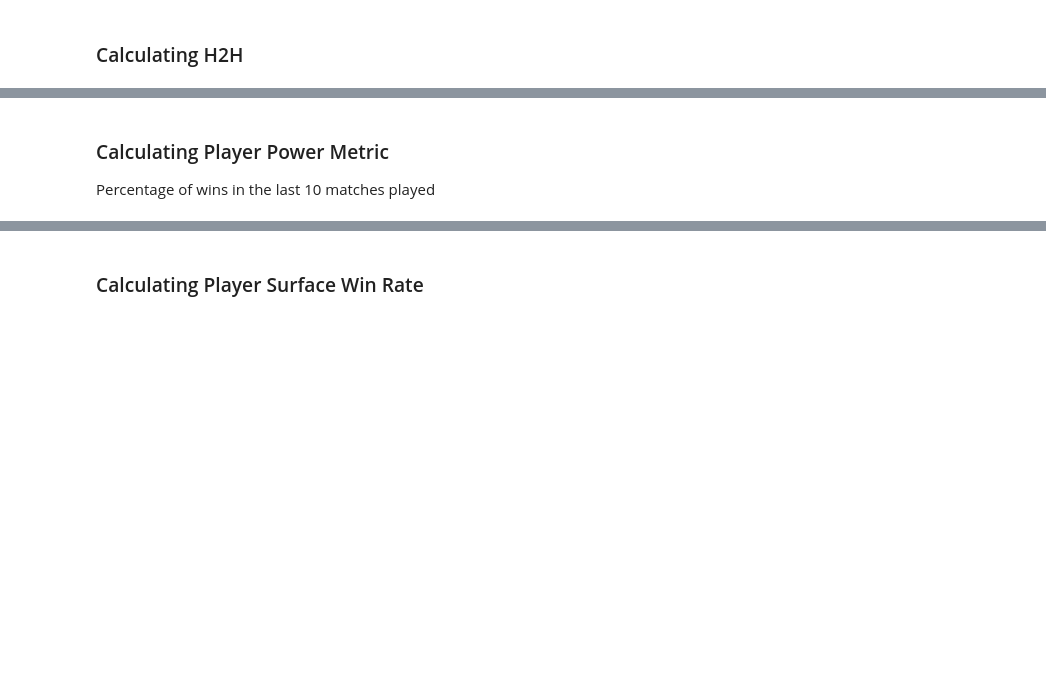
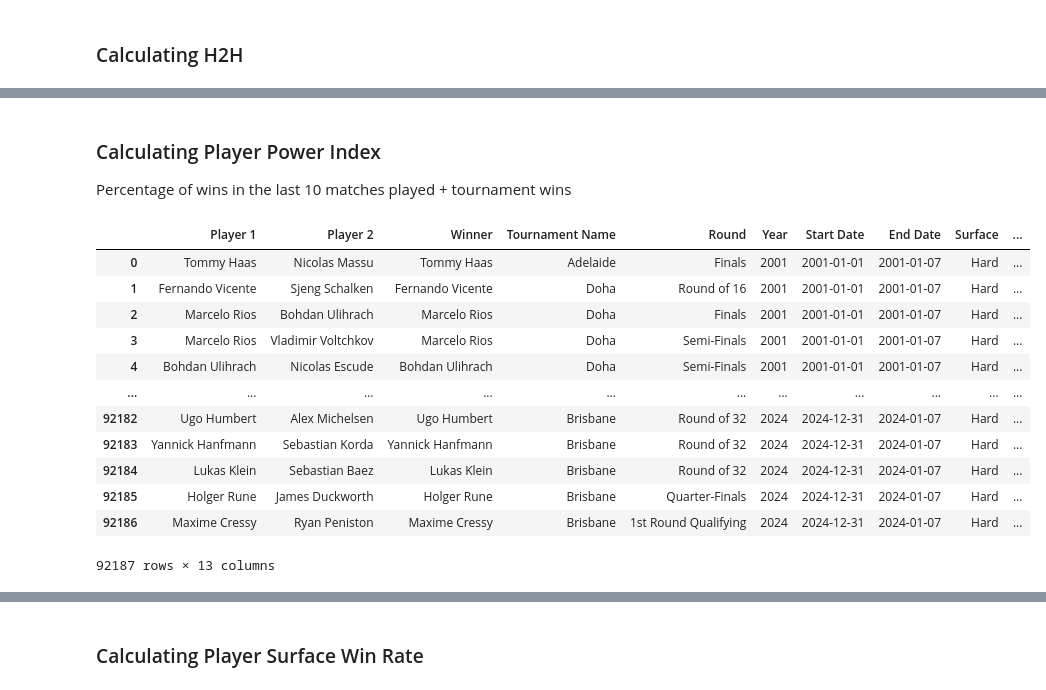
Before and after one commit to AmanPatel117/Tennis-Analytics-Project, a Jupyter notebook: Notebooks/feature_engineering.ipynb, the cells around one changed output, grey strips where cells are left out. Saved outputs shown, nothing was run; the diff lists cells and outputs as text; code cells hidden in the pictures; blank space fills up the shorter version.

Commit message:
Vectorized power index computation

```diff
--- a/Notebooks/feature_engineering.ipynb
+++ b/Notebooks/feature_engineering.ipynb
@@ -36,5 +36,6 @@ matches_df
 # %% [markdown]
 A little bit of data engineering to bring in Dates to players_df, makes it easier for feature engineering
 # %%
-dates_df = tournaments_df[['Start Date','End Date']] # TODO: add in surface
+dates_df = tournaments_df[['Start Date','End Date', 'Surface']]
 matches_df = pd.merge(left = matches_df, right = dates_df, left_on = ['Tournament Name', 'Year'], right_on = ['Name', 'Year']).drop_duplicates()
+matches_df
@@ -81,5 +111,67 @@ matches_df
 # %% [markdown]
-### Calculating Player Power Metric
-Percentage of wins in the last 10 matches played
+### Calculating Player Power Index
+Percentage of wins in the last 10 matches played + tournament wins
+# %%
+# --- Vectorized "previous 10 wins before this match" for each player ---
+# TODO: check accuracy and also include tournament matches and convert to proportion
+
+# 0) Copy, ensure datetime, sort by time
+matches_df = matches_df.copy()
+matches_df['Start Date'] = pd.to_datetime(matches_df['Start Date'])
+matches_df = matches_df.sort_values(['Start Date']).reset_index(drop=True)
+
+# 1) Stable id to merge back later
+matches_df['match_id'] = np.arange(len(matches_df), dtype=np.int64)
+
+# 2) Long form: one row per (match, player)
+p1 = matches_df.rename(columns={'Player 1': 'player'})[['match_id','player','Winner','Start Date']].assign(
+    is_win=lambda d: (d['Winner'] == d['player']).astype('int8'),
+    side='P1'
+)
+p2 = matches_df.rename(columns={'Player 2': 'player'})[['match_id','player','Winner','Start Date']].assign(
+    is_win=lambda d: (d['Winner'] == d['player']).astype('int8'),
+    side='P2'
+)
+long = pd.concat([p1, p2], ignore_index=True)
+
+# 3) Sort within player, reset index (important for clean assignment)
+long = long.sort_values(['player', 'Start Date', 'match_id']).reset_index(drop=True)
+
+# 4) Rolling wins over the PREVIOUS 10 matches (exclude current via shift)
+prev = (
+    long.groupby('player', sort=False, group_keys=False)
+        .apply(lambda g: g['is_win'].shift(1).rolling(window=10, min_periods=1).sum())
+)
+
+long['prev10_wins'] = prev.fillna(0).astype('int16')
+
+# 5) Map back to wide format
+p1_prev = long.loc[long['side'] == 'P1', ['match_id', 'prev10_wins']] \
+              .rename(columns={'prev10_wins': 'P1 Last 10 Matches'})
+p2_prev = long.loc[long['side'] == 'P2', ['match_id', 'prev10_wins']] \
+              .rename(columns={'prev10_wins': 'P2 Last 10 Matches'})
+
+matches_df = (matches_df
+              .merge(p1_prev, on='match_id', how='left')
+              .merge(p2_prev, on='match_id', how='left')
+              .drop(columns=['match_id']))
+
+# -> matches_df now includes:
+#    'P1 Last 10 Matches' and 'P2 Last 10 Matches' (int16), computed fast & correctly.
+matches_df
+# %% [output]
+|  | Player 1 | Player 2 | Winner | Tournament Name | Round | Year | Start Date | End Date | Surface | ... |
+| 0 | Tommy Haas | Nicolas Massu | Tommy Haas | Adelaide | Finals | 2001 | 2001-01-01 | 2001-01-07 | Hard | ... |
+| 1 | Fernando Vicente | Sjeng Schalken | Fernando Vicente | Doha | Round of 16 | 2001 | 2001-01-01 | 2001-01-07 | Hard | ... |
+| 2 | Marcelo Rios | Bohdan Ulihrach | Marcelo Rios | Doha | Finals | 2001 | 2001-01-01 | 2001-01-07 | Hard | ... |
+| 3 | Marcelo Rios | Vladimir Voltchkov | Marcelo Rios | Doha | Semi-Finals | 2001 | 2001-01-01 | 2001-01-07 | Hard | ... |
+| 4 | Bohdan Ulihrach | Nicolas Escude | Bohdan Ulihrach | Doha | Semi-Finals | 2001 | 2001-01-01 | 2001-01-07 | Hard | ... |
+| ... | ... | ... | ... | ... | ... | ... | ... | ... | ... | ... |
+| 92182 | Ugo Humbert | Alex Michelsen | Ugo Humbert | Brisbane | Round of 32 | 2024 | 2024-12-31 | 2024-01-07 | Hard | ... |
+| 92183 | Yannick Hanfmann | Sebastian Korda | Yannick Hanfmann | Brisbane | Round of 32 | 2024 | 2024-12-31 | 2024-01-07 | Hard | ... |
+| 92184 | Lukas Klein | Sebastian Baez | Lukas Klein | Brisbane | Round of 32 | 2024 | 2024-12-31 | 2024-01-07 | Hard | ... |
+| 92185 | Holger Rune | James Duckworth | Holger Rune | Brisbane | Quarter-Finals | 2024 | 2024-12-31 | 2024-01-07 | Hard | ... |
+| 92186 | Maxime Cressy | Ryan Peniston | Maxime Cressy | Brisbane | 1st Round Qualifying | 2024 | 2024-12-31 | 2024-01-07 | Hard | ... |
+92187 rows × 13 columns
 # %%
 for index, row in matches_df.iterrows():
```
Also changed, not shown: parts of 4 cells of this notebook, 1 other file.
